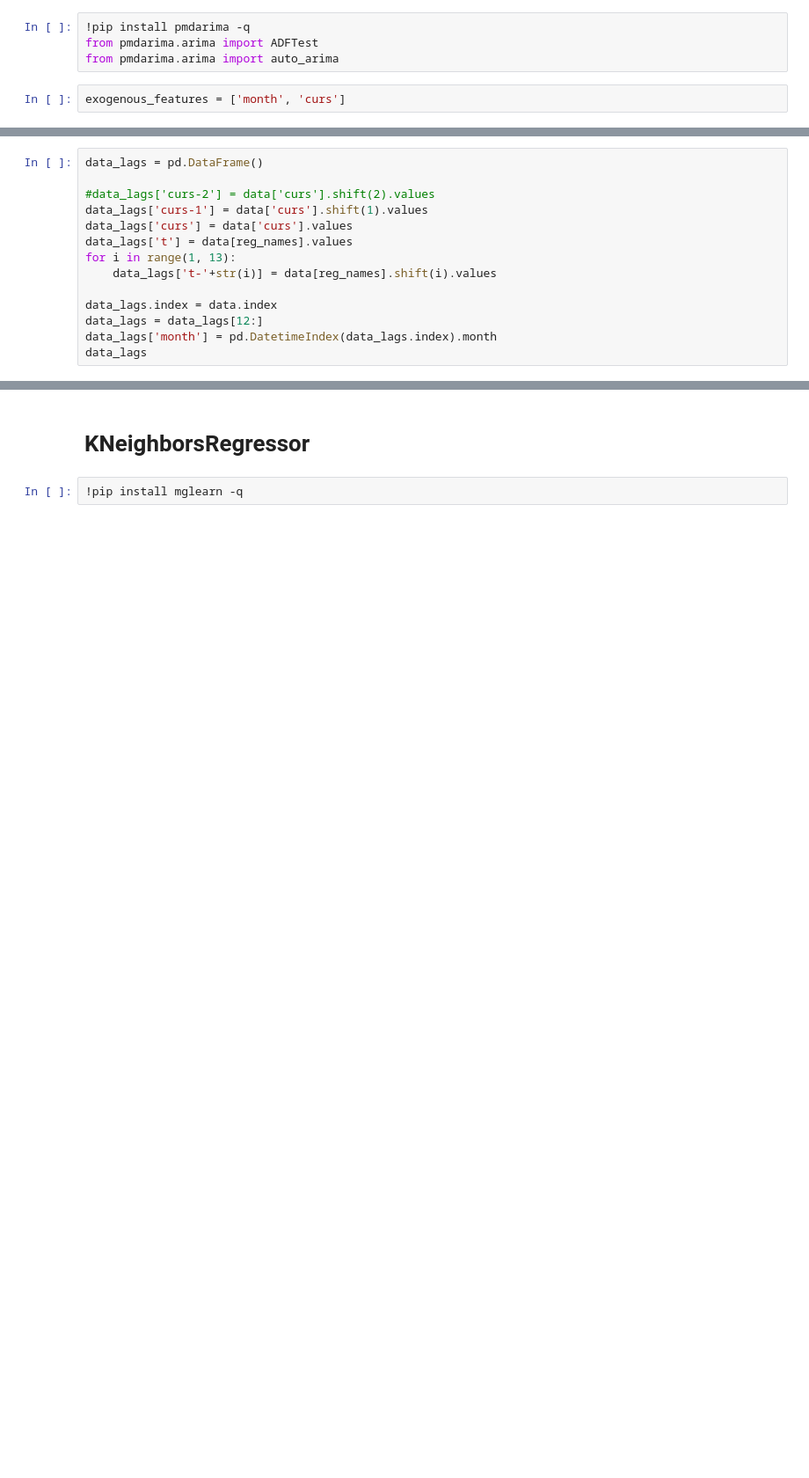
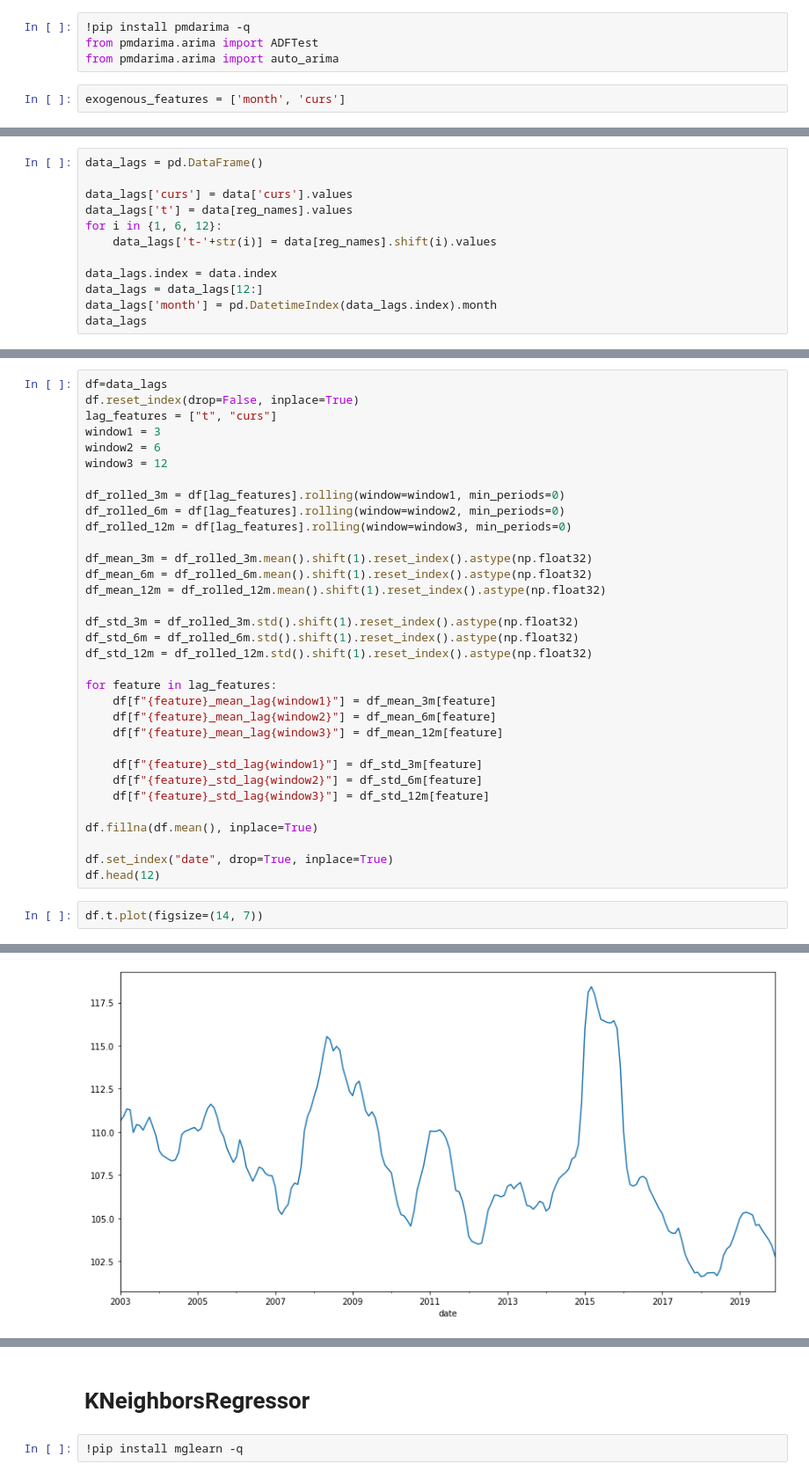
Before and after one commit to olsem1/WP-3, a Jupyter notebook: KFold_"LM,_Ridge,_DT,_RF,_XGB+neer_cpi_2002_2019"".ipynb, the cells around one changed output, grey strips where cells are left out. Shown at 88% size. Drawn from its saved outputs; the diff is of its cells as text; blank space fills up the shorter version.

```diff
--- a/KFold_"LM,_Ridge,_DT,_RF,_XGB+neer_cpi_2002_2019"".ipynb
+++ b/KFold_"LM,_Ridge,_DT,_RF,_XGB+neer_cpi_2002_2019"".ipynb
@@ -155,11 +166,9 @@ normed rmse: 0.2148%
 # %%
 data_lags = pd.DataFrame()
 
-#data_lags['curs-2'] = data['curs'].shift(2).values
-data_lags['curs-1'] = data['curs'].shift(1).values
 data_lags['curs'] = data['curs'].values
 data_lags['t'] = data[reg_names].values
-for i in range(1, 13):
+for i in {1, 6, 12}:
     data_lags['t-'+str(i)] = data[reg_names].shift(i).values
 
 data_lags.index = data.index
@@ -168,0 +193,36 @@ data_lags
+# %%
+df=data_lags
+df.reset_index(drop=False, inplace=True)
+lag_features = ["t", "curs"]
+window1 = 3
+window2 = 6
+window3 = 12
+
+df_rolled_3m = df[lag_features].rolling(window=window1, min_periods=0)
+df_rolled_6m = df[lag_features].rolling(window=window2, min_periods=0)
+df_rolled_12m = df[lag_features].rolling(window=window3, min_periods=0)
+
+df_mean_3m = df_rolled_3m.mean().shift(1).reset_index().astype(np.float32)
+df_mean_6m = df_rolled_6m.mean().shift(1).reset_index().astype(np.float32)
+df_mean_12m = df_rolled_12m.mean().shift(1).reset_index().astype(np.float32)
+
+df_std_3m = df_rolled_3m.std().shift(1).reset_index().astype(np.float32)
+df_std_6m = df_rolled_6m.std().shift(1).reset_index().astype(np.float32)
+df_std_12m = df_rolled_12m.std().shift(1).reset_index().astype(np.float32)
+
+for feature in lag_features:
+    df[f"{feature}_mean_lag{window1}"] = df_mean_3m[feature]
+    df[f"{feature}_mean_lag{window2}"] = df_mean_6m[feature]
+    df[f"{feature}_mean_lag{window3}"] = df_mean_12m[feature]
+
+    df[f"{feature}_std_lag{window1}"] = df_std_3m[feature]
+    df[f"{feature}_std_lag{window2}"] = df_std_6m[feature]
+    df[f"{feature}_std_lag{window3}"] = df_std_12m[feature]
+
+df.fillna(df.mean(), inplace=True)
+
+df.set_index("date", drop=True, inplace=True)
+df.head(12)
+# %%
+df.t.plot(figsize=(14, 7))
+# %% [output]
@@ -169 +230,2 @@ data_lags
+[figure, added]
 # %%
```
Also changed, not shown: parts of 9 cells of this notebook.
